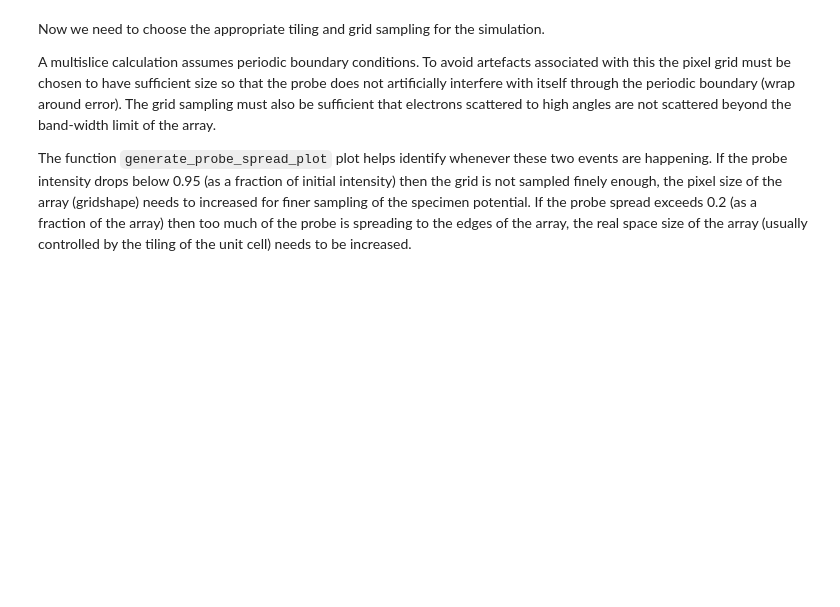
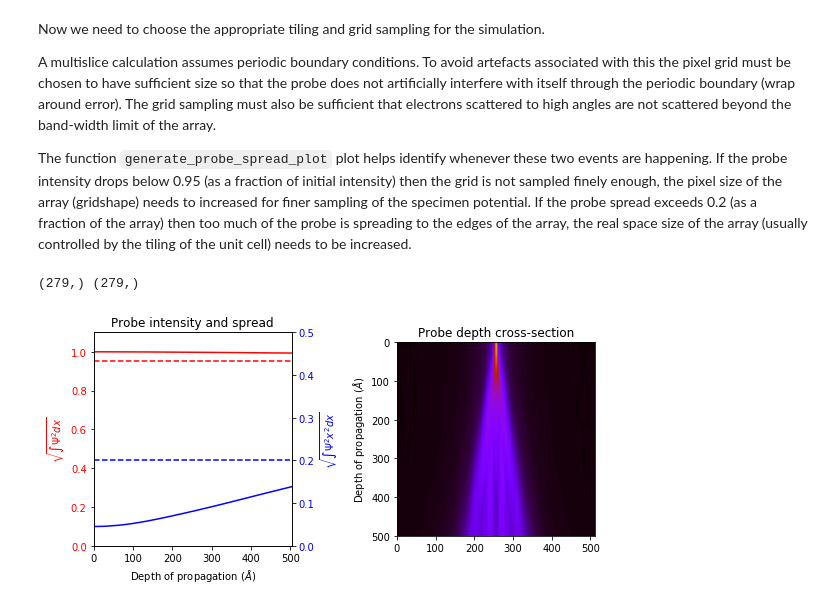
Before and after one commit to HamishGBrown/py_multislice, a Jupyter notebook: Demos/Multislice_fundamentals.ipynb, the cells around one changed output. Saved outputs shown, nothing was run; the diff lists cells and outputs as text; code cells hidden in the pictures; blank space fills up the shorter version.

```diff
--- a/Demos/Multislice_fundamentals.ipynb
+++ b/Demos/Multislice_fundamentals.ipynb
@@ -30,37 +62,40 @@ The function `generate_probe_spread_plot` plot helps identify whenever these two
 # %%
 
 import torch
 
 # Inadequate pixel sampling - probe intensity will drop too much
-gridshape = [256, 256]
-tiling = [1, 7]
+gridshape = [128, 128]
+tiling = [6, 6]
 
 # Adequate real space sampling - probe will spread outside of simulation array
 gridshape = [512, 512]
-tiling = [1, 2]
+tiling = [4, 4]
 
 # Adequate pixel sampling
-#gridshape = [512, 512]
-#tiling = [1, 4]
+gridshape = [512, 512]
+tiling = [8, 8]
 
 # The above results might change with these parameters, have a play around
 # Probe accelerating voltage
 eV = 3e5
 app = 20
 probe_posn = [0.5, 0.0]
 df = 0
-thickness = 200
+thickness = 500
 
 _ = pyms.generate_probe_spread_plot(
     gridshape,
     structure,
     eV,
     app,
     thickness,
     subslices=slices,
     tiling=tiling,
     showcrossection=True,
     probe_posn=probe_posn,
     df = df,
-    device=torch.device('cpu')
+    device=torch.device('cuda')
 )
+# %% [output]
+(279,) (279,)
+[figure, added]
```
Also changed, not shown: parts of 5 cells of this notebook, 1 other file.
